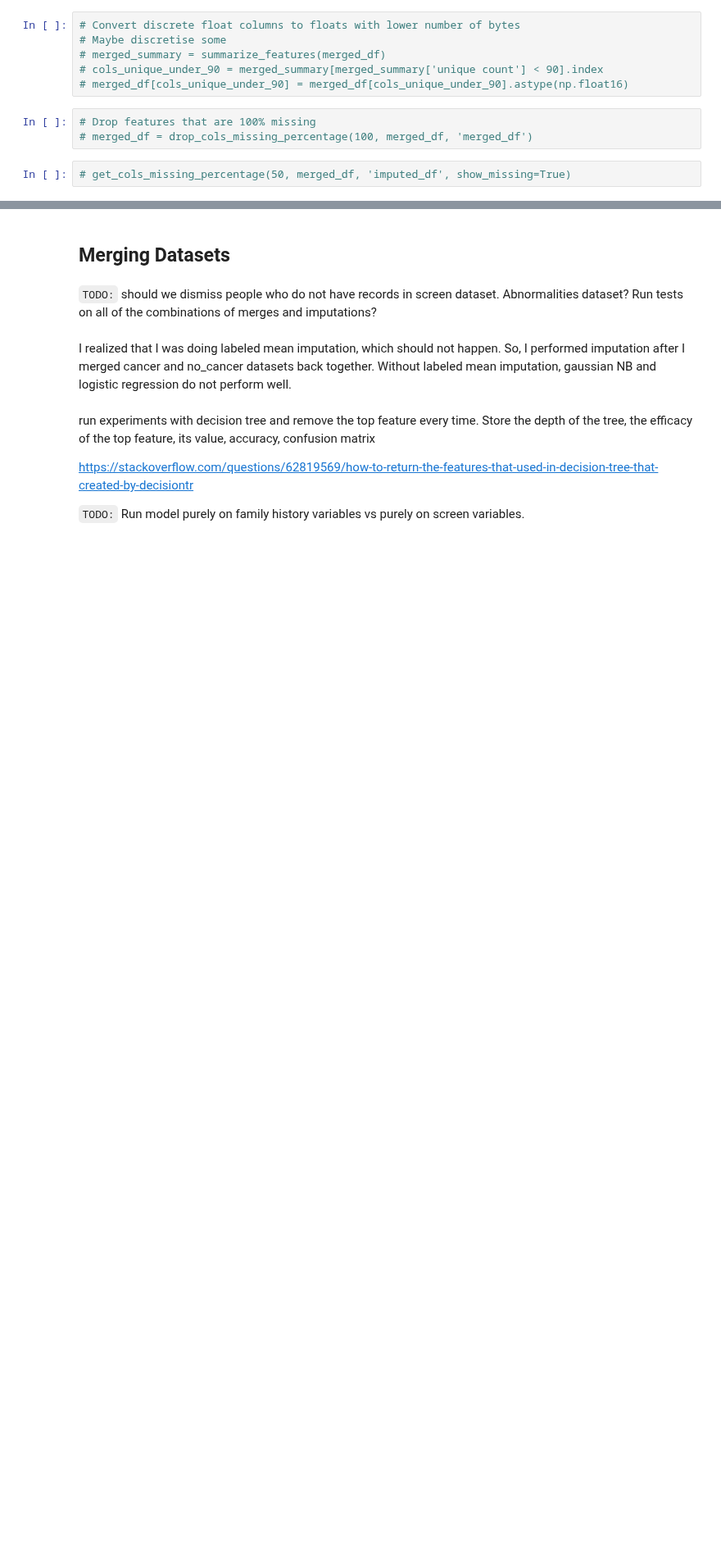
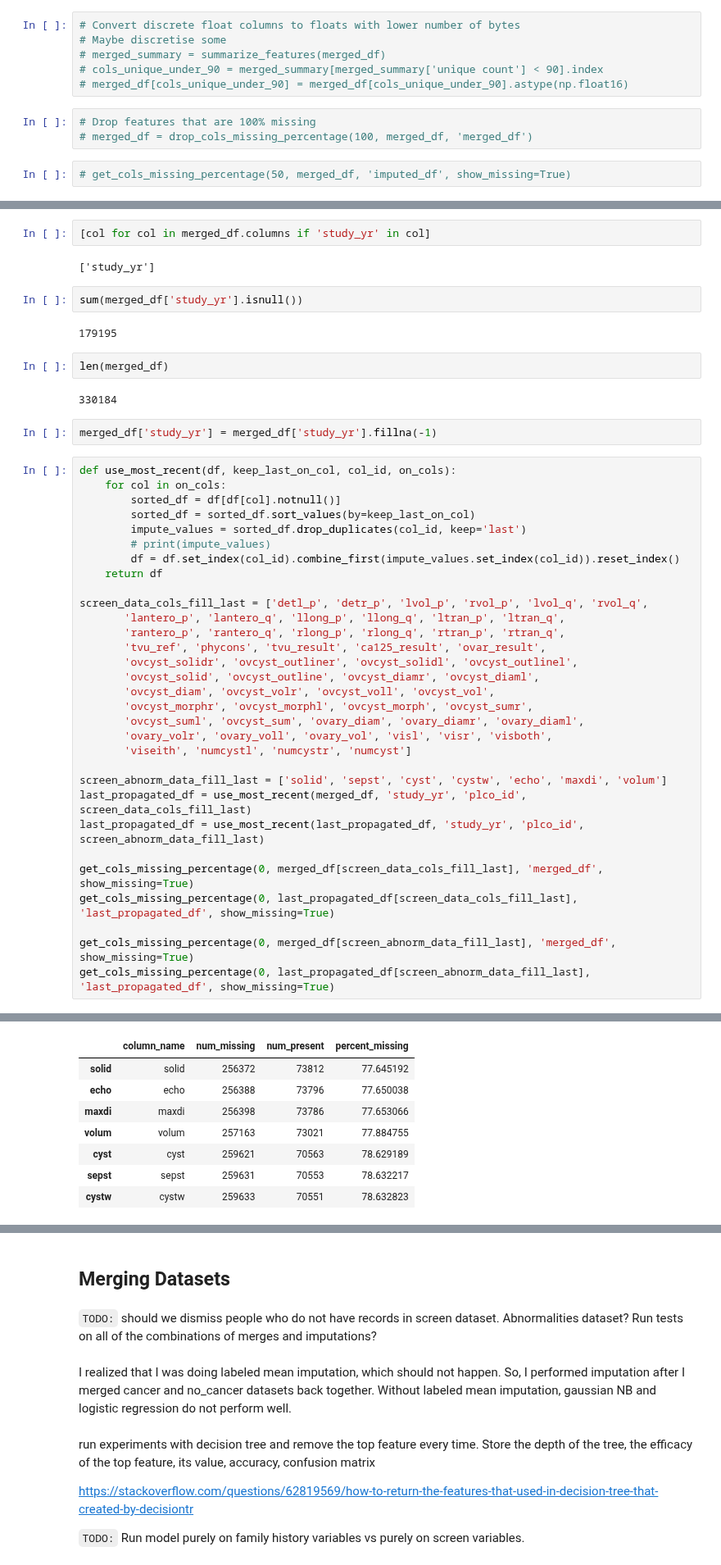
Before and after one commit to fedorenkood/ovarian_cancer_models, a Jupyter notebook: processing.ipynb, the cells around one changed output, grey strips where cells are left out. Shown at 82% size. Saved outputs shown, nothing was run; the diff lists cells and outputs as text; blank space fills up the shorter version.

```diff
--- a/processing.ipynb
+++ b/processing.ipynb
@@ -193,0 +218,46 @@ memory usage: 240.6+ MB
+# %%
+[col for col in merged_df.columns if 'study_yr' in col]
+# %% [output]
+['study_yr']
+# %%
+sum(merged_df['study_yr'].isnull())
+# %% [output]
+179195
+# %%
+len(merged_df)
+# %% [output]
+330184
+# %%
+merged_df['study_yr'] = merged_df['study_yr'].fillna(-1)
+# %%
+def use_most_recent(df, keep_last_on_col, col_id, on_cols):
+    for col in on_cols:
+        sorted_df = df[df[col].notnull()]
+        sorted_df = sorted_df.sort_values(by=keep_last_on_col)
+        impute_values = sorted_df.drop_duplicates(col_id, keep='last')
+        # print(impute_values)
+        df = df.set_index(col_id).combine_first(impute_values.set_index(col_id)).reset_index()
+    return df
+
+screen_data_cols_fill_last = ['detl_p', 'detr_p', 'lvol_p', 'rvol_p', 'lvol_q', 'rvol_q',
+       'lantero_p', 'lantero_q', 'llong_p', 'llong_q', 'ltran_p', 'ltran_q',
+       'rantero_p', 'rantero_q', 'rlong_p', 'rlong_q', 'rtran_p', 'rtran_q',
+       'tvu_ref', 'phycons', 'tvu_result', 'ca125_result', 'ovar_result',
+       'ovcyst_solidr', 'ovcyst_outliner', 'ovcyst_solidl', 'ovcyst_outlinel',
+       'ovcyst_solid', 'ovcyst_outline', 'ovcyst_diamr', 'ovcyst_diaml',
+       'ovcyst_diam', 'ovcyst_volr', 'ovcyst_voll', 'ovcyst_vol',
+       'ovcyst_morphr', 'ovcyst_morphl', 'ovcyst_morph', 'ovcyst_sumr',
+       'ovcyst_suml', 'ovcyst_sum', 'ovary_diam', 'ovary_diamr', 'ovary_diaml',
+       'ovary_volr', 'ovary_voll', 'ovary_vol', 'visl', 'visr', 'visboth',
+       'viseith', 'numcystl', 'numcystr', 'numcyst']
+
+screen_abnorm_data_fill_last = ['solid', 'sepst', 'cyst', 'cystw', 'echo', 'maxdi', 'volum']
+last_propagated_df = use_most_recent(merged_df, 'study_yr', 'plco_id', screen_data_cols_fill_last)
+last_propagated_df = use_most_recent(last_propagated_df, 'study_yr', 'plco_id', screen_abnorm_data_fill_last)
+
+get_cols_missing_percentage(0, merged_df[screen_data_cols_fill_last], 'merged_df', show_missing=True)
+get_cols_missing_percentage(0, last_propagated_df[screen_data_cols_fill_last], 'last_propagated_df', show_missing=True)
+
+get_cols_missing_percentage(0, merged_df[screen_abnorm_data_fill_last], 'merged_df', show_missing=True)
+get_cols_missing_percentage(0, last_propagated_df[screen_abnorm_data_fill_last], 'last_propagated_df', show_missing=True)
+# %% [output]
@@ -193,0 +281,8 @@ memory usage: 240.6+ MB
+|  | column_name | num_missing | num_present | percent_missing |
+| solid | solid | 256372 | 73812 | 77.645192 |
+| echo | echo | 256388 | 73796 | 77.650038 |
+| maxdi | maxdi | 256398 | 73786 | 77.653066 |
+| volum | volum | 257163 | 73021 | 77.884755 |
+| cyst | cyst | 259621 | 70563 | 78.629189 |
+| sepst | sepst | 259631 | 70553 | 78.632217 |
+| cystw | cystw | 259633 | 70551 | 78.632823 |
```
Also changed, not shown: parts of 29 cells of this notebook, 4 other files.
